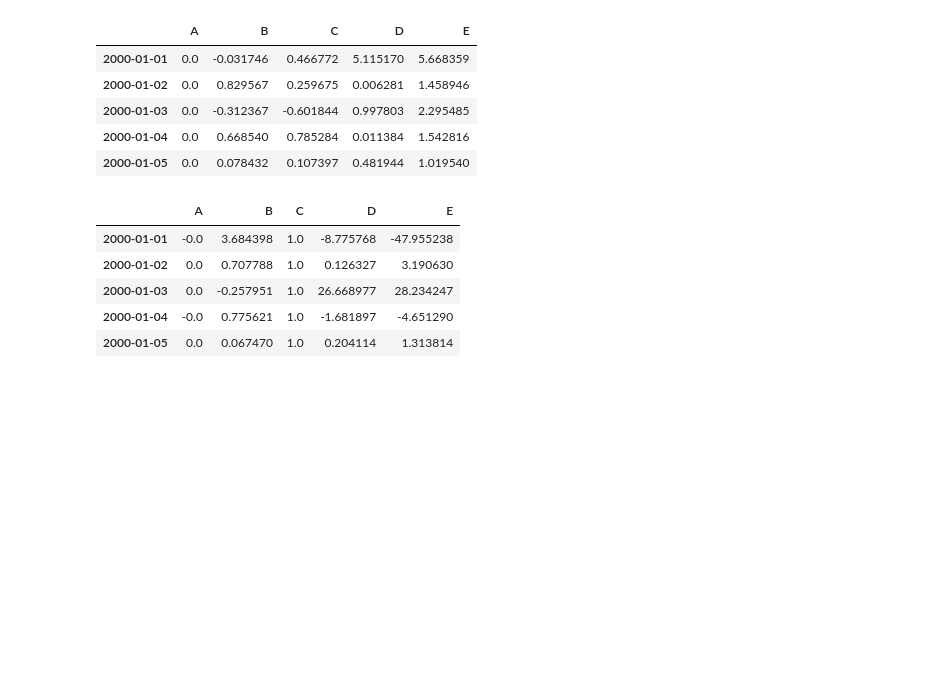
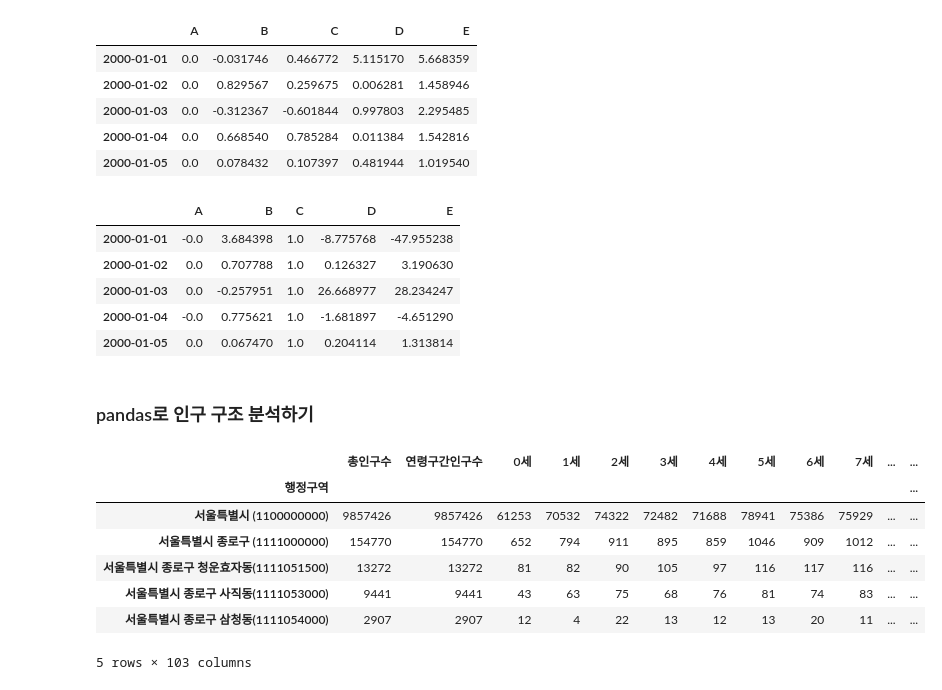
Before and after one commit to Park-Young-Bin/DataViusal_with_Python, a Jupyter notebook: Practice_unit15.ipynb, the cells around one changed output. Drawn from its saved outputs; the diff is of its cells as text; code cells hidden in the pictures; blank space fills up the shorter version.

```diff
--- a/Practice_unit15.ipynb
+++ b/Practice_unit15.ipynb
@@ -313,3 +313,19 @@ df.head()
 | 2000-01-03 | 0.0 | -0.257951 | 1.0 | 26.668977 | 28.234247 |
 | 2000-01-04 | -0.0 | 0.775621 | 1.0 | -1.681897 | -4.651290 |
 | 2000-01-05 | 0.0 | 0.067470 | 1.0 | 0.204114 | 1.313814 |
+# %% [markdown]
+### pandas로 인구 구조 분석하기
+# %%
+# 1. 데이터 읽어오기
+import pandas as pd
+df = pd.read_csv('age14.csv', encoding = 'cp949', index_col=0)
+df.head()
+# %% [output]
+|  | 총인구수 | 연령구간인구수 | 0세 | 1세 | 2세 | 3세 | 4세 | 5세 | 6세 | 7세 | ... | ... |
+| 행정구역 |  |  |  |  |  |  |  |  |  |  |  | ... |
+| 서울특별시 (1100000000) | 9857426 | 9857426 | 61253 | 70532 | 74322 | 72482 | 71688 | 78941 | 75386 | 75929 | ... | ... |
+| 서울특별시 종로구 (1111000000) | 154770 | 154770 | 652 | 794 | 911 | 895 | 859 | 1046 | 909 | 1012 | ... | ... |
+| 서울특별시 종로구 청운효자동(1111051500) | 13272 | 13272 | 81 | 82 | 90 | 105 | 97 | 116 | 117 | 116 | ... | ... |
+| 서울특별시 종로구 사직동(1111053000) | 9441 | 9441 | 43 | 63 | 75 | 68 | 76 | 81 | 74 | 83 | ... | ... |
+| 서울특별시 종로구 삼청동(1111054000) | 2907 | 2907 | 12 | 4 | 22 | 13 | 12 | 13 | 20 | 11 | ... | ... |
+5 rows × 103 columns
```
Also changed, not shown: parts of 9 cells of this notebook.
